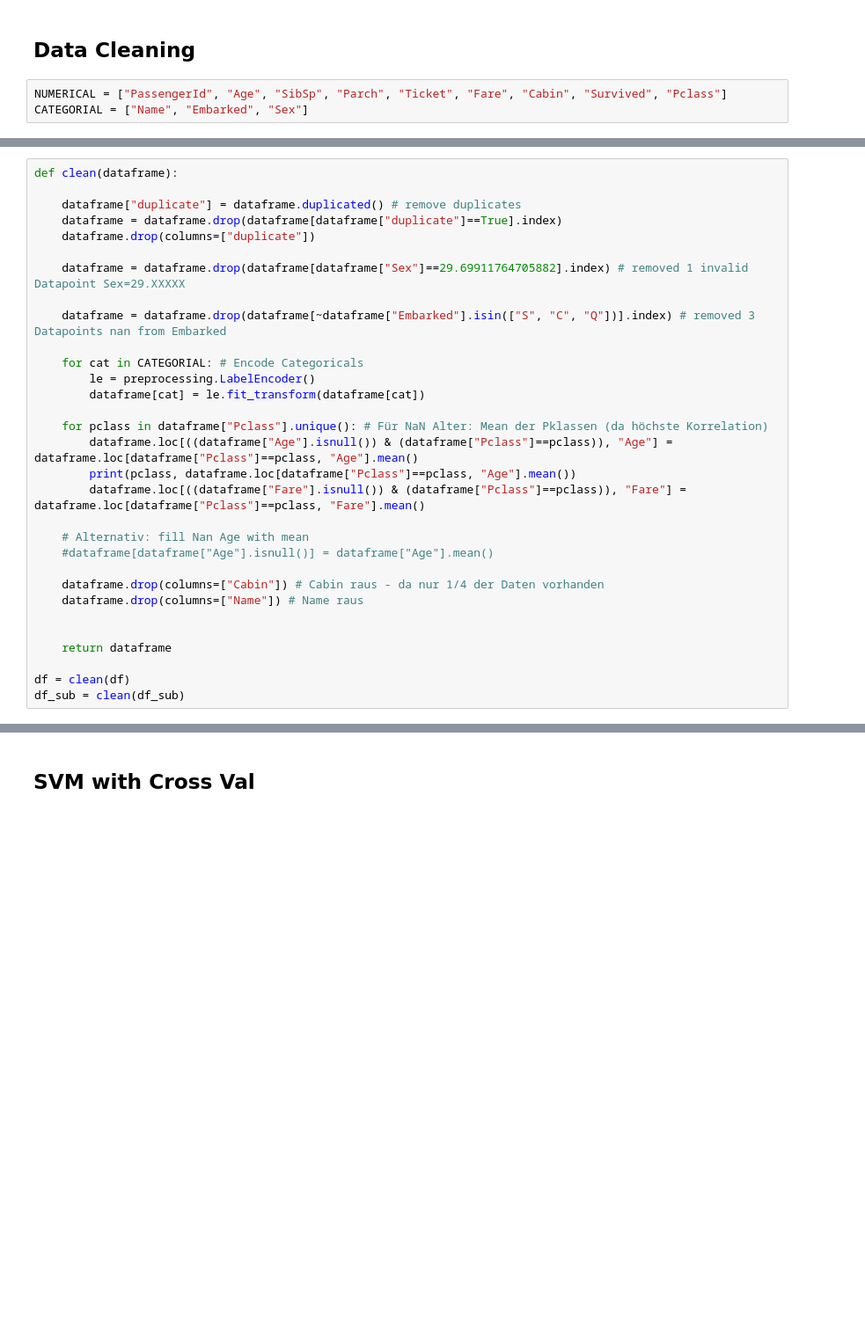
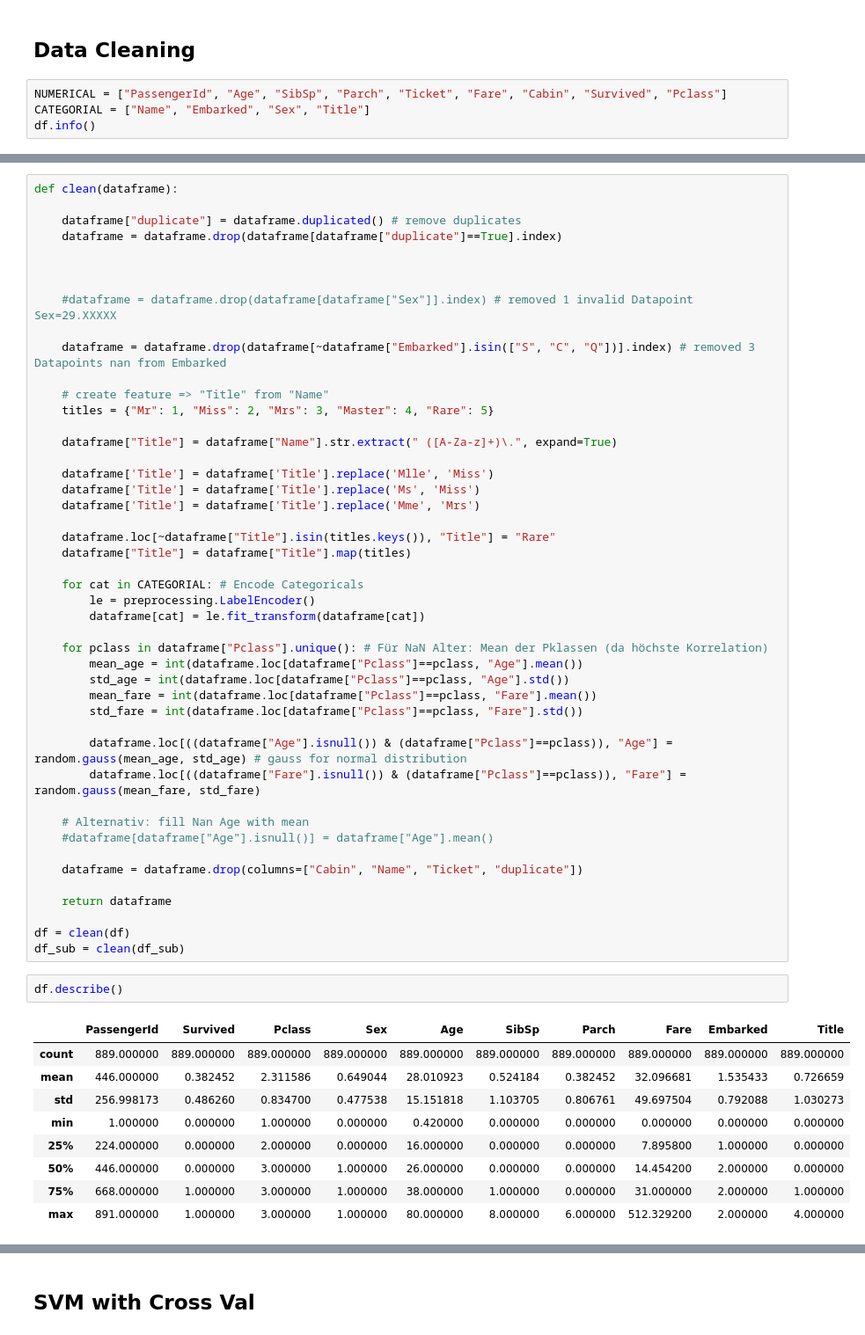
Before and after one commit to Railgun36/MachineLearningTitanic, a Jupyter notebook: titanic.ipynb, the cells around one changed output, grey strips where cells are left out. Shown at 88% size. Saved outputs shown, nothing was run; the diff lists cells and outputs as text; blank space fills up the shorter version.

Commit message:
"Added Feature <<Title>> and some more Models -> increased ccore by 2%

```diff
--- a/titanic.ipynb
+++ b/titanic.ipynb
@@ -18,4 +34,5 @@ print(corr[["Age","Survived"]].sort_values(by="Survived")) #see correlations
 ## Data Cleaning
 # %%
 NUMERICAL = ["PassengerId", "Age", "SibSp", "Parch", "Ticket", "Fare", "Cabin", "Survived", "Pclass"]
-CATEGORIAL = ["Name", "Embarked", "Sex"]
+CATEGORIAL = ["Name", "Embarked", "Sex", "Title"]
+df.info()
@@ -24,30 +61,57 @@ def clean(dataframe):
 
     dataframe["duplicate"] = dataframe.duplicated() # remove duplicates
     dataframe = dataframe.drop(dataframe[dataframe["duplicate"]==True].index)
-    dataframe.drop(columns=["duplicate"])
 
-    dataframe = dataframe.drop(dataframe[dataframe["Sex"]==29.69911764705882].index) # removed 1 invalid Datapoint Sex=29.XXXXX
+
+
+    #dataframe = dataframe.drop(dataframe[dataframe["Sex"]].index) # removed 1 invalid Datapoint Sex=29.XXXXX
 
     dataframe = dataframe.drop(dataframe[~dataframe["Embarked"].isin(["S", "C", "Q"])].index) # removed 3 Datapoints nan from Embarked
+
+    # create feature => "Title" from "Name"
+    titles = {"Mr": 1, "Miss": 2, "Mrs": 3, "Master": 4, "Rare": 5}
+
+    dataframe["Title"] = dataframe["Name"].str.extract(" ([A-Za-z]+)\.", expand=True)
+
+    dataframe['Title'] = dataframe['Title'].replace('Mlle', 'Miss')
+    dataframe['Title'] = dataframe['Title'].replace('Ms', 'Miss')
+    dataframe['Title'] = dataframe['Title'].replace('Mme', 'Mrs')
+
+    dataframe.loc[~dataframe["Title"].isin(titles.keys()), "Title"] = "Rare"
+    dataframe["Title"] = dataframe["Title"].map(titles)
 
     for cat in CATEGORIAL: # Encode Categoricals
         le = preprocessing.LabelEncoder()
         dataframe[cat] = le.fit_transform(dataframe[cat])
 
     for pclass in dataframe["Pclass"].unique(): # Für NaN Alter: Mean der Pklassen (da höchste Korrelation)
-        dataframe.loc[((dataframe["Age"].isnull()) & (dataframe["Pclass"]==pclass)), "Age"] = dataframe.loc[dataframe["Pclass"]==pclass, "Age"].mean()
-        print(pclass, dataframe.loc[dataframe["Pclass"]==pclass, "Age"].mean())
-        dataframe.loc[((dataframe["Fare"].isnull()) & (dataframe["Pclass"]==pclass)), "Fare"] = dataframe.loc[dataframe["Pclass"]==pclass, "Fare"].mean()
+        mean_age = int(dataframe.loc[dataframe["Pclass"]==pclass, "Age"].mean())
+        std_age = int(dataframe.loc[dataframe["Pclass"]==pclass, "Age"].std())
+        mean_fare = int(dataframe.loc[dataframe["Pclass"]==pclass, "Fare"].mean())
+        std_fare = int(dataframe.loc[dataframe["Pclass"]==pclass, "Fare"].std())
+
+        dataframe.loc[((dataframe["Age"].isnull()) & (dataframe["Pclass"]==pclass)), "Age"] = random.gauss(mean_age, std_age) # gauss for normal distribution
+        dataframe.loc[((dataframe["Fare"].isnull()) & (dataframe["Pclass"]==pclass)), "Fare"] = random.gauss(mean_fare, std_fare)
 
     # Alternativ: fill Nan Age with mean
     #dataframe[dataframe["Age"].isnull()] = dataframe["Age"].mean()
 
-    dataframe.drop(columns=["Cabin"]) # Cabin raus - da nur 1/4 der Daten vorhanden
-    dataframe.drop(columns=["Name"]) # Name raus
-
+    dataframe = dataframe.drop(columns=["Cabin", "Name", "Ticket", "duplicate"])
 
     return dataframe
 
 df = clean(df)
 df_sub = clean(df_sub)
+# %%
+df.describe()
+# %% [output]
+|  | PassengerId | Survived | Pclass | Sex | Age | SibSp | Parch | Fare | Embarked | Title |
+| count | 889.000000 | 889.000000 | 889.000000 | 889.000000 | 889.000000 | 889.000000 | 889.000000 | 889.000000 | 889.000000 | 889.000000 |
+| mean | 446.000000 | 0.382452 | 2.311586 | 0.649044 | 28.010923 | 0.524184 | 0.382452 | 32.096681 | 1.535433 | 0.726659 |
+| std | 256.998173 | 0.486260 | 0.834700 | 0.477538 | 15.151818 | 1.103705 | 0.806761 | 49.697504 | 0.792088 | 1.030273 |
+| min | 1.000000 | 0.000000 | 1.000000 | 0.000000 | 0.420000 | 0.000000 | 0.000000 | 0.000000 | 0.000000 | 0.000000 |
+| 25% | 224.000000 | 0.000000 | 2.000000 | 0.000000 | 16.000000 | 0.000000 | 0.000000 | 7.895800 | 1.000000 | 0.000000 |
+| 50% | 446.000000 | 0.000000 | 3.000000 | 1.000000 | 26.000000 | 0.000000 | 0.000000 | 14.454200 | 2.000000 | 0.000000 |
+| 75% | 668.000000 | 1.000000 | 3.000000 | 1.000000 | 38.000000 | 1.000000 | 0.000000 | 31.000000 | 2.000000 | 1.000000 |
+| max | 891.000000 | 1.000000 | 3.000000 | 1.000000 | 80.000000 | 8.000000 | 6.000000 | 512.329200 | 2.000000 | 4.000000 |
 # %% [markdown]
```
Also changed, not shown: parts of 17 cells of this notebook, 1 other file.
